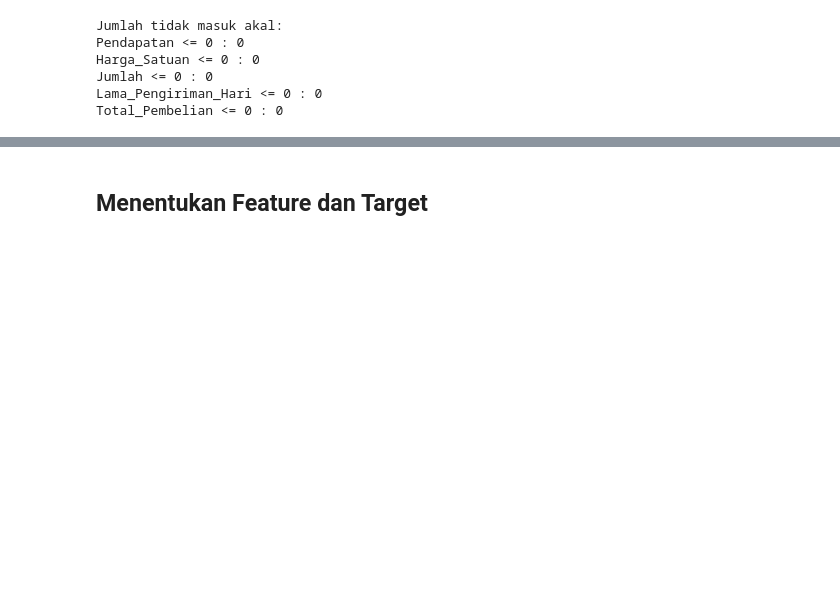
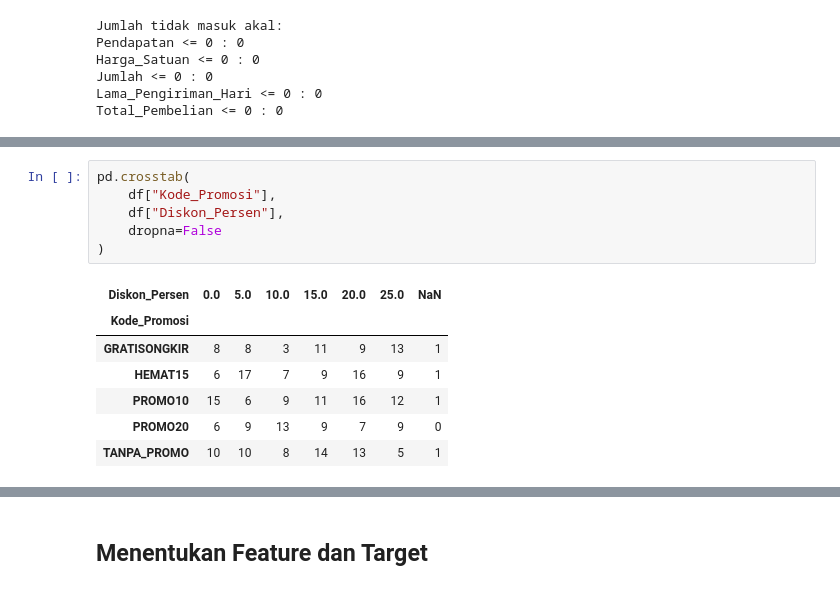
Before and after one commit to aeiprsty/praproses-data-regresi-linier, a Jupyter notebook: F1E124067_PutriPrayesti_MultipleRegression.ipynb, the cells around one changed output, grey strips where cells are left out. Saved outputs shown, nothing was run; the diff lists cells and outputs as text; blank space fills up the shorter version.

```diff
--- a/F1E124067_PutriPrayesti_MultipleRegression.ipynb
+++ b/F1E124067_PutriPrayesti_MultipleRegression.ipynb
@@ -185,0 +409,14 @@ Total_Pembelian <= 0 : 0
+# %%
+pd.crosstab(
+    df["Kode_Promosi"],
+    df["Diskon_Persen"],
+    dropna=False
+)
+# %% [output]
+| Diskon_Persen | 0.0 | 5.0 | 10.0 | 15.0 | 20.0 | 25.0 | NaN |
+| Kode_Promosi |  |  |  |  |  |  |  |
+| GRATISONGKIR | 8 | 8 | 3 | 11 | 9 | 13 | 1 |
+| HEMAT15 | 6 | 17 | 7 | 9 | 16 | 9 | 1 |
+| PROMO10 | 15 | 6 | 9 | 11 | 16 | 12 | 1 |
+| PROMO20 | 6 | 9 | 13 | 9 | 7 | 9 | 0 |
+| TANPA_PROMO | 10 | 10 | 8 | 14 | 13 | 5 | 1 |
```
Also changed, not shown: parts of 14 cells of this notebook.
